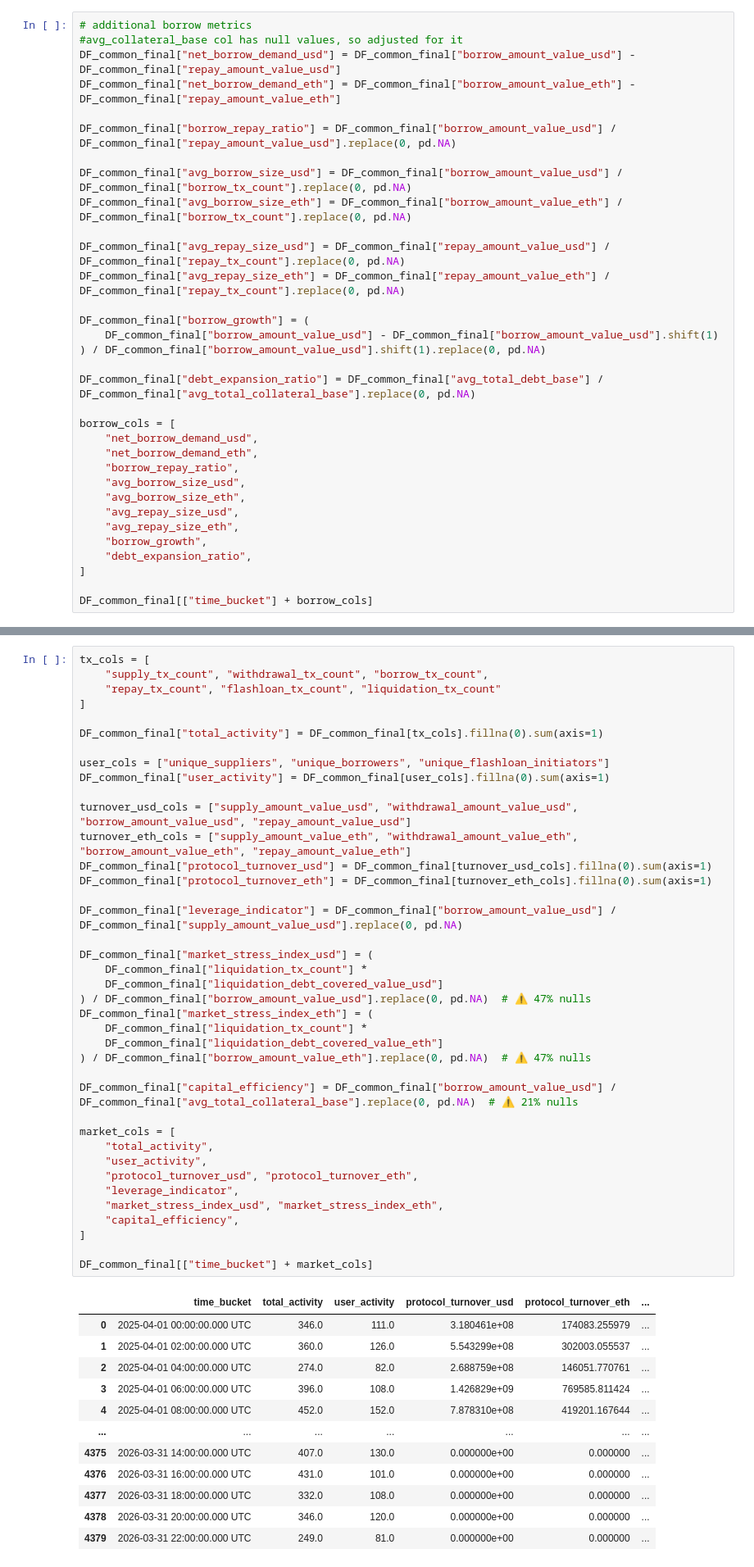
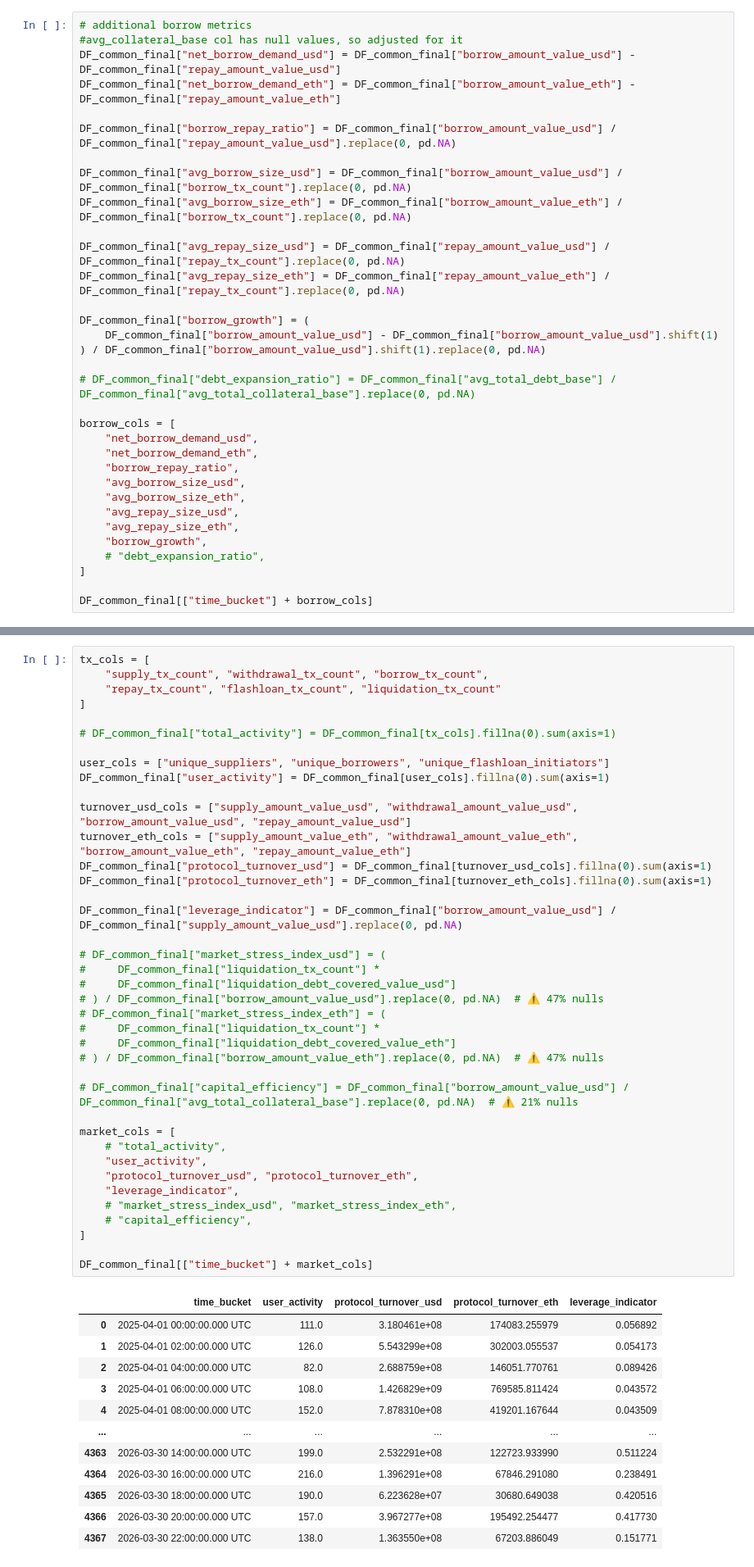
Before and after one commit to md-arham-ali/AAve_v3.1_Credit_risk_scoring, a Jupyter notebook: notebooks/feature_addition.ipynb, the cells around one changed output, grey strips where cells are left out. Shown at 82% size. Saved outputs shown, nothing was run; the diff lists cells and outputs as text.

```diff
--- a/notebooks/feature_addition.ipynb
+++ b/notebooks/feature_addition.ipynb
@@ -139,7 +148,7 @@ DF_common_final["borrow_growth"] = (
     DF_common_final["borrow_amount_value_usd"] - DF_common_final["borrow_amount_value_usd"].shift(1)
 ) / DF_common_final["borrow_amount_value_usd"].shift(1).replace(0, pd.NA)
 
-DF_common_final["debt_expansion_ratio"] = DF_common_final["avg_total_debt_base"] / DF_common_final["avg_total_collateral_base"].replace(0, pd.NA)
+# DF_common_final["debt_expansion_ratio"] = DF_common_final["avg_total_debt_base"] / DF_common_final["avg_total_collateral_base"].replace(0, pd.NA)
 
 borrow_cols = [
     "net_borrow_demand_usd",
@@ -150,7 +159,7 @@ borrow_cols = [
     "avg_repay_size_usd",
     "avg_repay_size_eth",
     "borrow_growth",
-    "debt_expansion_ratio",
+    # "debt_expansion_ratio",
 ]
 
 DF_common_final[["time_bucket"] + borrow_cols]
@@ -405,52 +365,52 @@ display(temp_5[["column", "null_pct", "zero_pct", "mean", "cv", "p95",]])
 # %%
 tx_cols = [
     "supply_tx_count", "withdrawal_tx_count", "borrow_tx_count",
     "repay_tx_count", "flashloan_tx_count", "liquidation_tx_count"
 ]
 
-DF_common_final["total_activity"] = DF_common_final[tx_cols].fillna(0).sum(axis=1)
+# DF_common_final["total_activity"] = DF_common_final[tx_cols].fillna(0).sum(axis=1)
 
 user_cols = ["unique_suppliers", "unique_borrowers", "unique_flashloan_initiators"]
 DF_common_final["user_activity"] = DF_common_final[user_cols].fillna(0).sum(axis=1)
 
 turnover_usd_cols = ["supply_amount_value_usd", "withdrawal_amount_value_usd", "borrow_amount_value_usd", "repay_amount_value_usd"]
 turnover_eth_cols = ["supply_amount_value_eth", "withdrawal_amount_value_eth", "borrow_amount_value_eth", "repay_amount_value_eth"]
 DF_common_final["protocol_turnover_usd"] = DF_common_final[turnover_usd_cols].fillna(0).sum(axis=1)
 DF_common_final["protocol_turnover_eth"] = DF_common_final[turnover_eth_cols].fillna(0).sum(axis=1)
 
 DF_common_final["leverage_indicator"] = DF_common_final["borrow_amount_value_usd"] / DF_common_final["supply_amount_value_usd"].replace(0, pd.NA)
 
-DF_common_final["market_stress_index_usd"] = (
-    DF_common_final["liquidation_tx_count"] *
-    DF_common_final["liquidation_debt_covered_value_usd"]
-) / DF_common_final["borrow_amount_value_usd"].replace(0, pd.NA)  # ⚠️ 47% nulls
-DF_common_final["market_stress_index_eth"] = (
-    DF_common_final["liquidation_tx_count"] *
-    DF_common_final["liquidation_debt_covered_value_eth"]
-) / DF_common_final["borrow_amount_value_eth"].replace(0, pd.NA)  # ⚠️ 47% nulls
+# DF_common_final["market_stress_index_usd"] = (
+#     DF_common_final["liquidation_tx_count"] *
+#     DF_common_final["liquidation_debt_covered_value_usd"]
+# ) / DF_common_final["borrow_amount_value_usd"].replace(0, pd.NA)  # ⚠️ 47% nulls
+# DF_common_final["market_stress_index_eth"] = (
+#     DF_common_final["liquidation_tx_count"] *
+#     DF_common_final["liquidation_debt_covered_value_eth"]
+# ) / DF_common_final["borrow_amount_value_eth"].replace(0, pd.NA)  # ⚠️ 47% nulls
 
-DF_common_final["capital_efficiency"] = DF_common_final["borrow_amount_value_usd"] / DF_common_final["avg_total_collateral_base"].replace(0, pd.NA)  # ⚠️ 21% nulls
+# DF_common_final["capital_efficiency"] = DF_common_final["borrow_amount_value_usd"] / DF_common_final["avg_total_collateral_base"].replace(0, pd.NA)  # ⚠️ 21% nulls
 
 market_cols = [
-    "total_activity",
+    # "total_activity",
     "user_activity",
     "protocol_turnover_usd", "protocol_turnover_eth",
     "leverage_indicator",
-    "market_stress_index_usd", "market_stress_index_eth",
-    "capital_efficiency",
+    # "market_stress_index_usd", "market_stress_index_eth",
+    # "capital_efficiency",
 ]
 
 DF_common_final[["time_bucket"] + market_cols]
 # %% [output]
-|  | time_bucket | total_activity | user_activity | protocol_turnover_usd | protocol_turnover_eth | ... |
-| 0 | 2025-04-01 00:00:00.000 UTC | 346.0 | 111.0 | 3.180461e+08 | 174083.255979 | ... |
-| 1 | 2025-04-01 02:00:00.000 UTC | 360.0 | 126.0 | 5.543299e+08 | 302003.055537 | ... |
-| 2 | 2025-04-01 04:00:00.000 UTC | 274.0 | 82.0 | 2.688759e+08 | 146051.770761 | ... |
-| 3 | 2025-04-01 06:00:00.000 UTC | 396.0 | 108.0 | 1.426829e+09 | 769585.811424 | ... |
-| 4 | 2025-04-01 08:00:00.000 UTC | 452.0 | 152.0 | 7.878310e+08 | 419201.167644 | ... |
-| ... | ... | ... | ... | ... | ... | ... |
-| 4375 | 2026-03-31 14:00:00.000 UTC | 407.0 | 130.0 | 0.000000e+00 | 0.000000 | ... |
-| 4376 | 2026-03-31 16:00:00.000 UTC | 431.0 | 101.0 | 0.000000e+00 | 0.000000 | ... |
-| 4377 | 2026-03-31 18:00:00.000 UTC | 332.0 | 108.0 | 0.000000e+00 | 0.000000 | ... |
-| 4378 | 2026-03-31 20:00:00.000 UTC | 346.0 | 120.0 | 0.000000e+00 | 0.000000 | ... |
-| 4379 | 2026-03-31 22:00:00.000 UTC | 249.0 | 81.0 | 0.000000e+00 | 0.000000 | ... |
+|  | time_bucket | user_activity | protocol_turnover_usd | protocol_turnover_eth | leverage_indicator |
+| 0 | 2025-04-01 00:00:00.000 UTC | 111.0 | 3.180461e+08 | 174083.255979 | 0.056892 |
+| 1 | 2025-04-01 02:00:00.000 UTC | 126.0 | 5.543299e+08 | 302003.055537 | 0.054173 |
+| 2 | 2025-04-01 04:00:00.000 UTC | 82.0 | 2.688759e+08 | 146051.770761 | 0.089426 |
+| 3 | 2025-04-01 06:00:00.000 UTC | 108.0 | 1.426829e+09 | 769585.811424 | 0.043572 |
+| 4 | 2025-04-01 08:00:00.000 UTC | 152.0 | 7.878310e+08 | 419201.167644 | 0.043509 |
+| ... | ... | ... | ... | ... | ... |
+| 4363 | 2026-03-30 14:00:00.000 UTC | 199.0 | 2.532291e+08 | 122723.933990 | 0.511224 |
+| 4364 | 2026-03-30 16:00:00.000 UTC | 216.0 | 1.396291e+08 | 67846.291080 | 0.238491 |
+| 4365 | 2026-03-30 18:00:00.000 UTC | 190.0 | 6.223628e+07 | 30680.649038 | 0.420516 |
+| 4366 | 2026-03-30 20:00:00.000 UTC | 157.0 | 3.967277e+08 | 195492.254477 | 0.417730 |
+| 4367 | 2026-03-30 22:00:00.000 UTC | 138.0 | 1.363550e+08 | 67203.886049 | 0.151771 |
```
Also changed, not shown: parts of 25 cells of this notebook, 13 other files.
